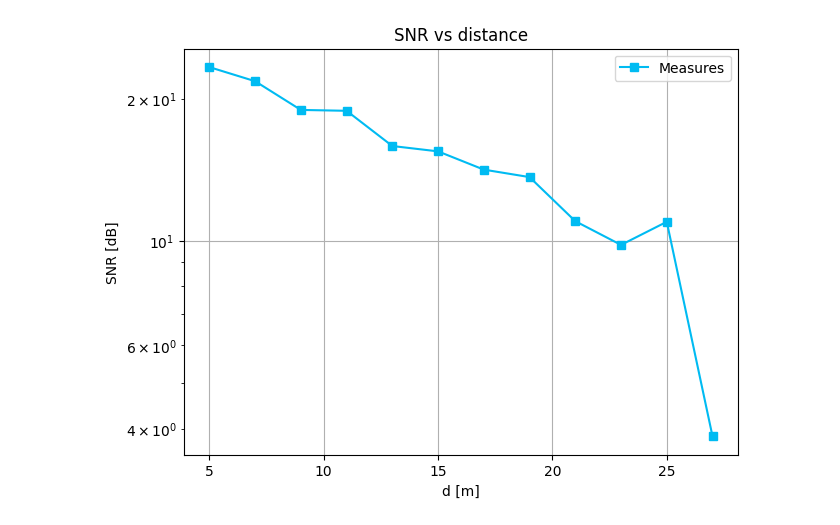
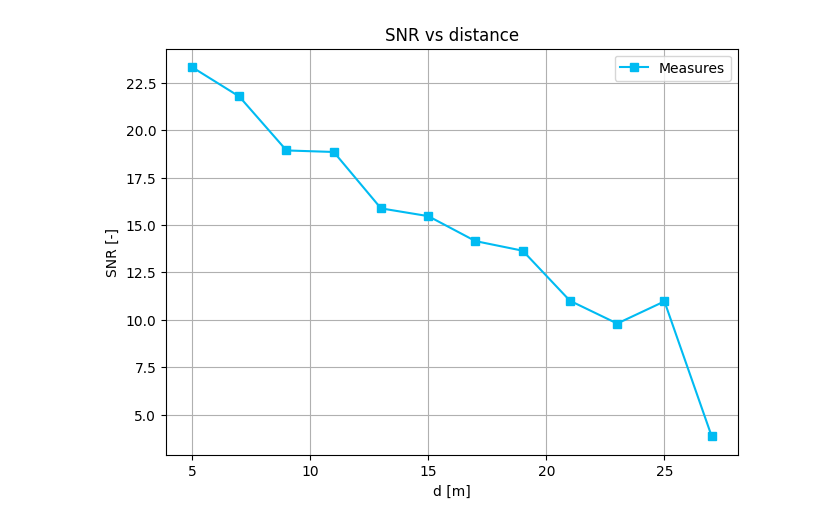
Before and after one commit to colinrenard/LELEC210X, a Jupyter notebook: telecom/hands_on_measurements/gr-fsk/apps/data_SNR_dist/GroupH_calculate_SNR_dist.ipynb, the cells around one changed output. Cells and saved outputs as stored; diff of their text form; code cells hidden in the pictures.

```diff
--- a/telecom/hands_on_measurements/gr-fsk/apps/data_SNR_dist/GroupH_calculate_SNR_dist.ipynb
+++ b/telecom/hands_on_measurements/gr-fsk/apps/data_SNR_dist/GroupH_calculate_SNR_dist.ipynb
@@ -66,20 +66,20 @@ SNR_plot = np.array(SNR_plot)
 # %%
 indices = np.argsort(d_plot)
 SNR_mes = SNR_plot[indices]
 d_mes= d_plot[indices]
 
 ProcessBlue = "#00BBF2"
 
 cut = 4
 fig, ax = plt.subplots(constrained_layout=True)
 ax.plot(d_mes[:-cut], SNR_mes[:-cut], "-s", color=ProcessBlue, label="Measures")
 ax.set_xlabel("d [m]")
-ax.set_ylabel("SNR [dB]")
-ax.set_yscale("log")
+ax.set_ylabel("SNR [-]")
+#ax.set_yscale("log")
 
 ax.grid(True)
 ax.set_title("SNR vs distance")
 ax.legend()
 plt.savefig("SNR_dist_Meas.pdf")
 # %% [output]
-[figure, old version]
+[figure, new version]
```
Also changed, not shown: parts of 1 cell of this notebook, 22 other files.
